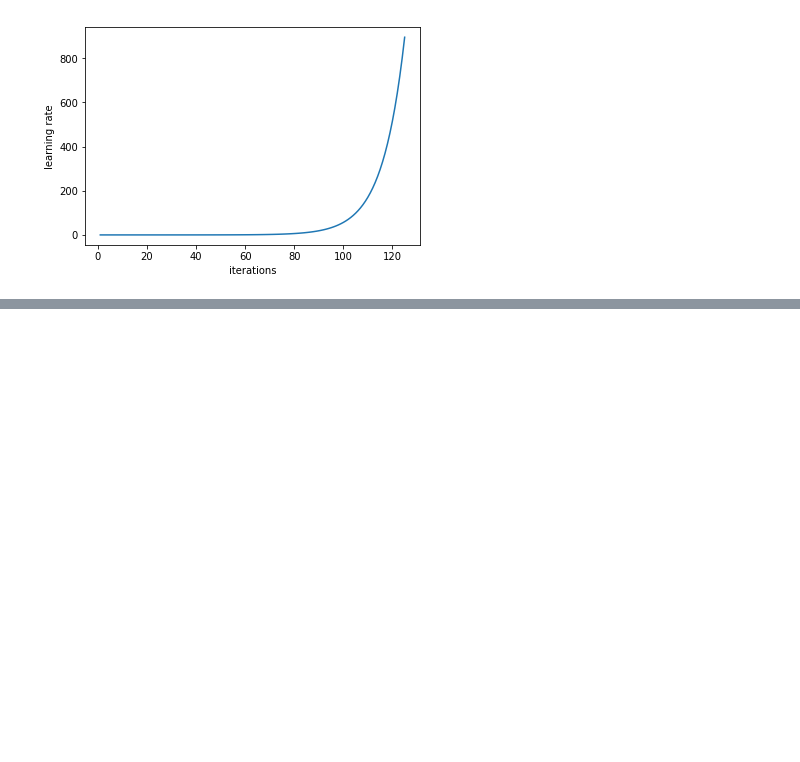
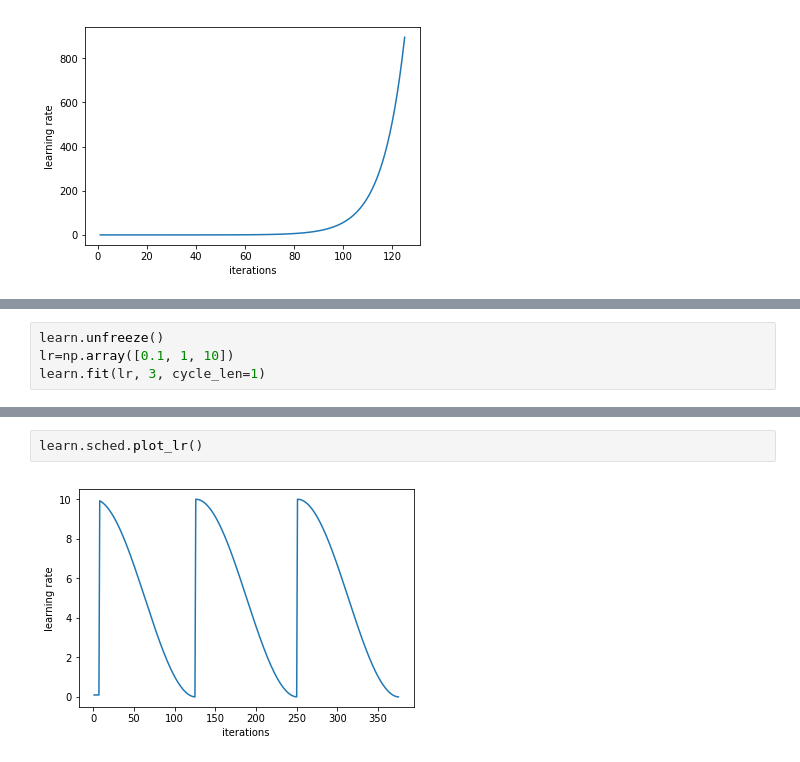
Before and after one commit to jscottcronin/fashion_tags, a Jupyter notebook: code/baseline.ipynb, the cells around one changed output, grey strips where cells are left out. Cells and saved outputs as stored; diff of their text form; blank space fills up the shorter version.

```diff
--- a/code/baseline.ipynb
+++ b/code/baseline.ipynb
@@ -78,0 +109,4 @@ epoch      trn_loss   val_loss   f1
+# %%
+learn.unfreeze()
+lr=np.array([0.1, 1, 10])
+learn.fit(lr, 3, cycle_len=1)
@@ -78,0 +120,4 @@ epoch      trn_loss   val_loss   f1
+# %%
+learn.sched.plot_lr()
+# %% [output]
+[figure, added]
```
Also changed, not shown: parts of 41 cells of this notebook.
